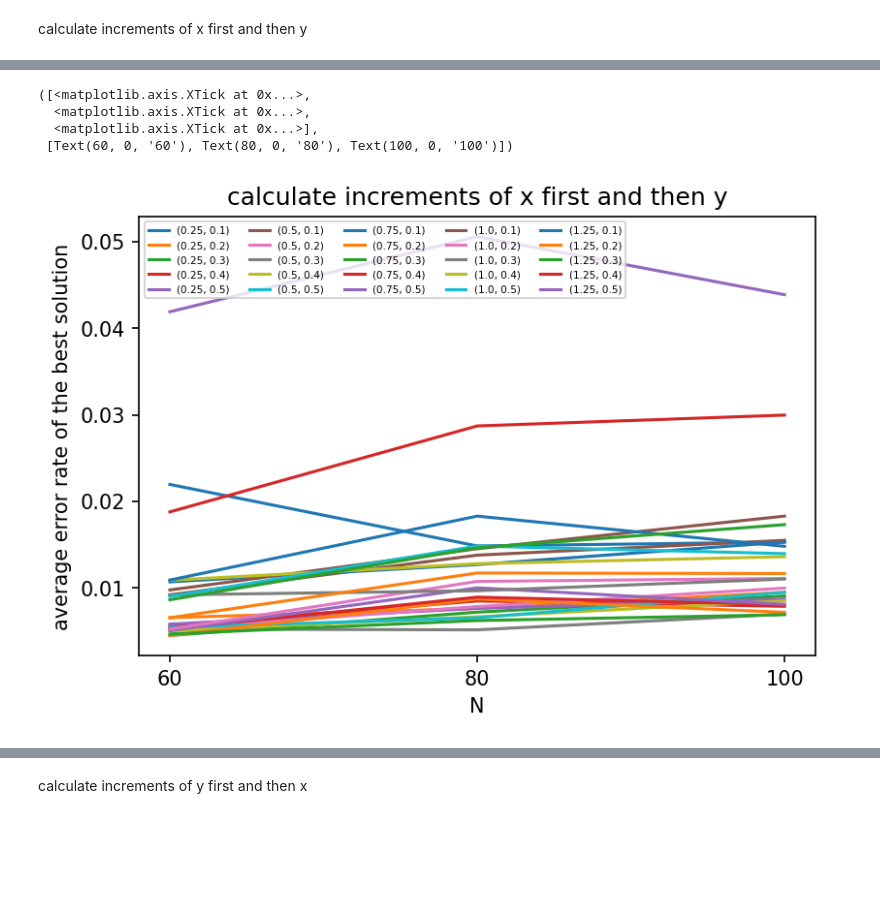
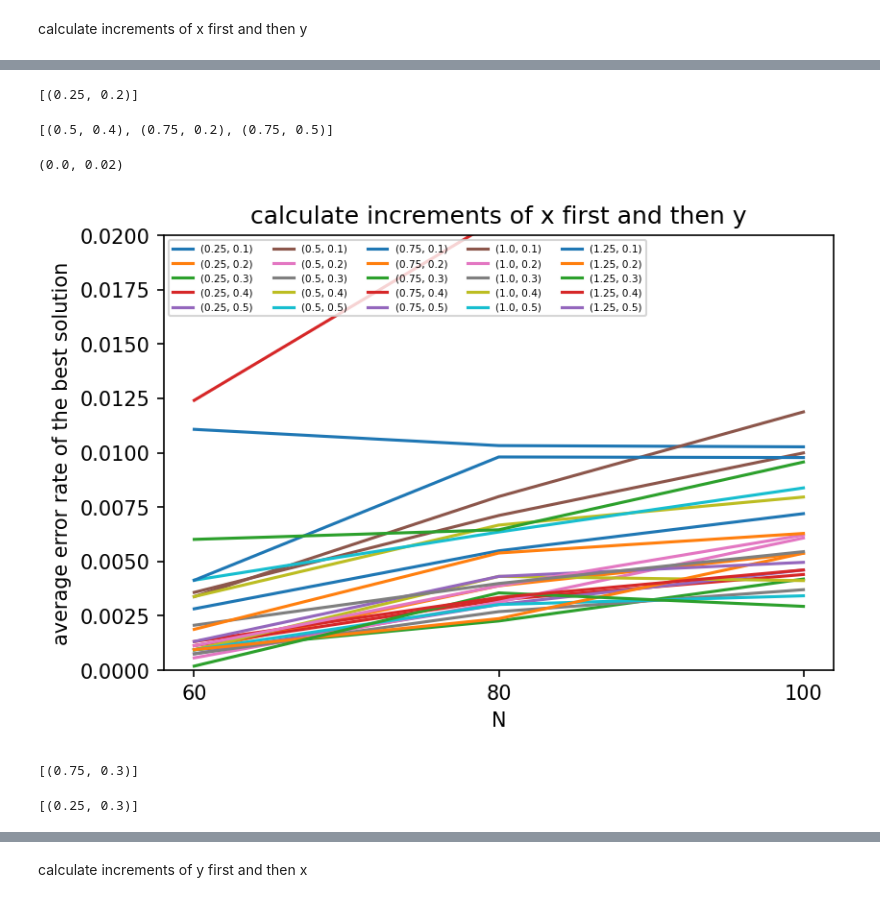
Before and after one commit to haoyudoingthings/Annealing-Algorithms, a Jupyter notebook: Simulated Bifurcation/dSB Benchmark.ipynb, the cells around one changed output, grey strips where cells are left out. Drawn from its saved outputs; the diff is of its cells as text; code cells hidden in the pictures; blank space fills up the shorter version.

```diff
--- a/Simulated Bifurcation/dSB Benchmark.ipynb
+++ b/Simulated Bifurcation/dSB Benchmark.ipynb
@@ -216,8 +219,8 @@ for (N, ins, dt, c0) in avg_cut_vals.keys():
 xdata = [60, 80, 100]
 
 plt.figure(dpi=150)
-for dt in [0.25, 0.5, 0.75, 1.0, 1.25]:
-    for c0 in [0.1, 0.2, 0.3, 0.4, 0.5]:
+for dt in dt_lst:
+    for c0 in c0_lst:
         ydata = [avg_cut_vals_2[(N, dt, c0)] for N in xdata]
         plt.plot(xdata, ydata, label=f'({dt}, {c0})')
 plt.xlabel("N")
@@ -235,12 +238,12 @@ plt.xticks(xdata, xdata)
 xdata = [60, 80, 100]
 
 plt.figure(dpi=150)
-for dt in [0.25, 0.5, 0.75, 1.0, 1.25]:
-    for c0 in [0.1, 0.2, 0.3, 0.4, 0.5]:
+for dt in dt_lst:
+    for c0 in c0_lst:
         ydata = [best_counts_2[(N, dt, c0)] for N in xdata]
         plt.plot(xdata, ydata, label=f'({dt}, {c0})')
 plt.xlabel("N")
-plt.ylabel("times reaching the optimal cut (out of 1000)")
+plt.ylabel("times reaching the optimal cut (out of 10000)")
 plt.title("calculate increments of x first and then y")
 plt.legend(loc='upper right', ncol=5, fontsize=5)
 plt.xticks(xdata, xdata)
@@ -253,19 +256,65 @@ plt.xticks(xdata, xdata)
+# %%
+best = -1
+for dt in dt_lst:
+    for c0 in c0_lst:
+        if best_counts_2[(60, dt, c0)] > best:
+            best = best_counts_2[(60, dt, c0)]
+            best_args = [(dt, c0)]
+        elif best_counts_2[(60, dt, c0)] == best:
+            best_args.append((dt, c0))
+best_args # for N = 60
+# %% [output]
+[(0.25, 0.2)]
+# %%
+best = -1
+for dt in dt_lst:
+    for c0 in c0_lst:
+        if best_counts_2[(80, dt, c0)] > best:
+            best = best_counts_2[(80, dt, c0)]
+            best_args = [(dt, c0)]
+        elif best_counts_2[(80, dt, c0)] == best:
+            best_args.append((dt, c0))
+best_args # for N = 80
+# %% [output]
+[(0.5, 0.4), (0.75, 0.2), (0.75, 0.5)]
 # %%
 xdata = [60, 80, 100]
 
 plt.figure(dpi=150)
-for dt in [0.25, 0.5, 0.75, 1.0, 1.25]:
-    for c0 in [0.1, 0.2, 0.3, 0.4, 0.5]:
+for dt in dt_lst:
+    for c0 in c0_lst:
         ydata = [best_err_rate_2[(N, dt, c0)] for N in xdata]
         plt.plot(xdata, ydata, label=f'({dt}, {c0})')
 plt.xlabel("N")
 plt.ylabel("average error rate of the best solution")
 plt.title("calculate increments of x first and then y")
 plt.legend(loc='upper left', ncol=5, fontsize=5)
 plt.xticks(xdata, xdata)
+plt.ylim(0, 0.02)
 # %% [output]
-([<matplotlib.axis.XTick at 0x...>,
-  <matplotlib.axis.XTick at 0x...>,
-  <matplotlib.axis.XTick at 0x...>],
- [Text(60, 0, '60'), Text(80, 0, '80'), Text(100, 0, '100')])
+(0.0, 0.02)
-[figure, old version]
+[figure, new version]
+# %%
+best = 1
+for dt in dt_lst:
+    for c0 in c0_lst:
+        if best_err_rate_2[(60, dt, c0)] < best:
+            best = best_err_rate_2[(60, dt, c0)]
+            best_args = [(dt, c0)]
+        elif best_err_rate_2[(60, dt, c0)] == best:
+            best_args.append((dt, c0))
+best_args # for N = 60
+# %% [output]
+[(0.75, 0.3)]
+# %%
+best = 1
+for dt in dt_lst:
+    for c0 in c0_lst:
+        if best_err_rate_2[(80, dt, c0)] < best:
+            best = best_err_rate_2[(80, dt, c0)]
+            best_args = [(dt, c0)]
+        elif best_err_rate_2[(80, dt, c0)] == best:
+            best_args.append((dt, c0))
+best_args # for N = 80
+# %% [output]
+[(0.25, 0.3)]
```
Also changed, not shown: parts of 13 cells of this notebook.
